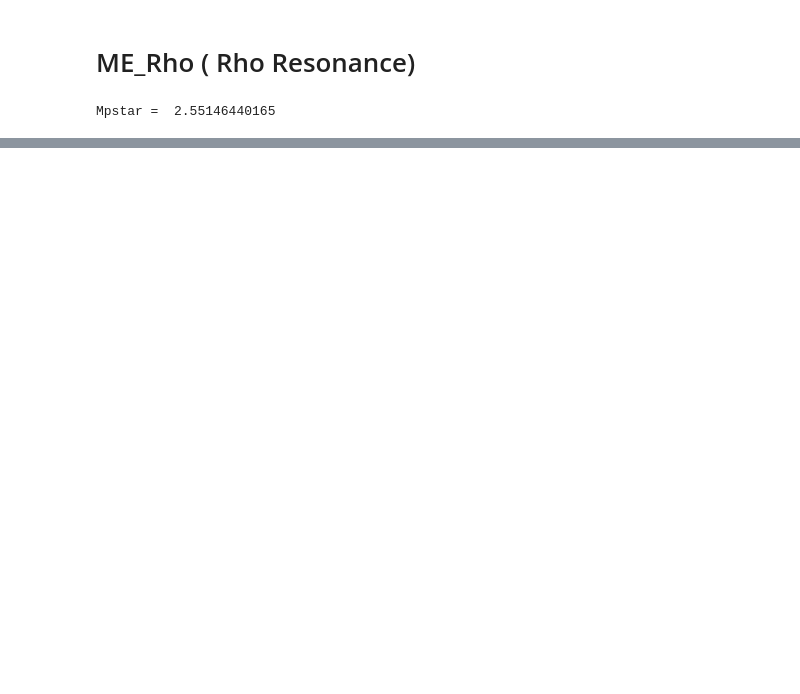
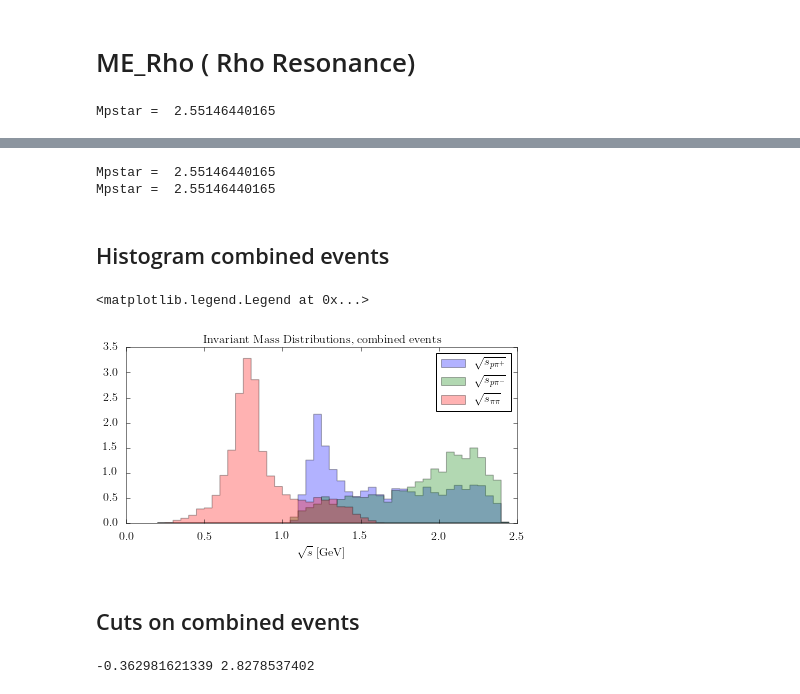
Before and after one commit to nblinov/pn, a Jupyter notebook: three_body_photonuclear.ipynb, the cells around one changed output, grey strips where cells are left out. Drawn from its saved outputs; the diff is of its cells as text; code cells hidden in the pictures; blank space fills up the shorter version.

```diff
--- a/three_body_photonuclear.ipynb
+++ b/three_body_photonuclear.ipynb
@@ -375,0 +323,39 @@ plt.legend()
+# %%
+# Generate events
+# Don't forget to define the matrix elements above
+
+p_four_vectors_del, pi1_four_vectors_del, pi2_four_vectors_del, weight_list_del = get_kin_list(100000,mat_el_delta)
+p_four_vectors_rho, pi1_four_vectors_rho, pi2_four_vectors_rho, weight_list_rho = get_kin_list(100000,mat_el_rho)
+# %% [output]
+Mpstar =  2.55146440165
+Mpstar =  2.55146440165
+# %%
+# combine events with a relative weight
+relative_weight = 1.
+
+p_four_vectors = np.concatenate((p_four_vectors_rho,p_four_vectors_del))
+pi1_four_vectors = np.concatenate((pi1_four_vectors_rho,pi1_four_vectors_del))
+pi2_four_vectors = np.concatenate((pi2_four_vectors_rho,pi2_four_vectors_del))
+weight_list = np.concatenate((weight_list_rho,relative_weight*weight_list_del))
+# %% [markdown]
+## Histogram combined events
+# %%
+s_ppi1 = np.array([np.sqrt(kin.lor_prod(a+b,a+b)) for a,b in zip(p_four_vectors, pi1_four_vectors)])
+s_ppi2 = np.array([np.sqrt(kin.lor_prod(a+b,a+b)) for a,b in zip(p_four_vectors, pi2_four_vectors)])
+s_pipi = np.array([np.sqrt(kin.lor_prod(a+b,a+b)) for a,b in zip(pi1_four_vectors, pi2_four_vectors)])
+# %%
+# Invariant mass histo
+s_pipi_bins =  np.arange(0.2,2.5,0.05)
+
+a = plt.hist(s_ppi1,s_pipi_bins,weights=weight_list,normed=True,alpha=0.3,edgecolor=None,histtype='stepfilled',label=r'$\sqrt{s_{p\pi^+}}$')
+a = plt.hist(s_ppi2,s_pipi_bins,weights=weight_list,normed=True,alpha=0.3,edgecolor=None,histtype='stepfilled',label=r'$\sqrt{s_{p\pi^-}}$')
+a = plt.hist(s_pipi,s_pipi_bins,weights=weight_list,normed=True,alpha=0.3,edgecolor=None,histtype='stepfilled',label=r'$\sqrt{s_{\pi\pi}}$')
+
+plt.xlabel(r'$\sqrt{s}$ [GeV]')
+plt.title(r'Invariant Mass Distributions, combined events')
+plt.legend()
+# %% [output]
+<matplotlib.legend.Legend at 0x...>
+[figure, added]
+# %% [markdown]
+## Cuts on combined events
@@ -375,0 +380,8 @@ plt.legend()
+# %%
+# Get z components of the 4 vectors
+pi1_pzs = pi1_four_vectors_cut[:,3]
+pi2_pzs = pi2_four_vectors_cut[:,3]
+p_pzs = p_four_vectors_cut[:,3]
+print min(pi1_pzs), max(pi2_pzs)
+# %% [output]
+-0.362981621339 2.8278537402
```
Also changed, not shown: parts of 25 cells of this notebook, 2 other files.
